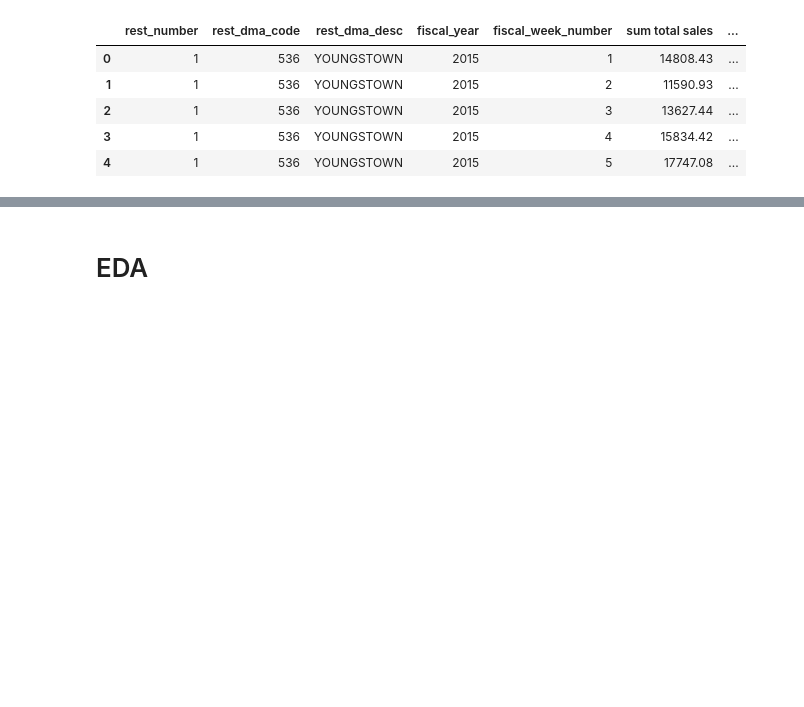
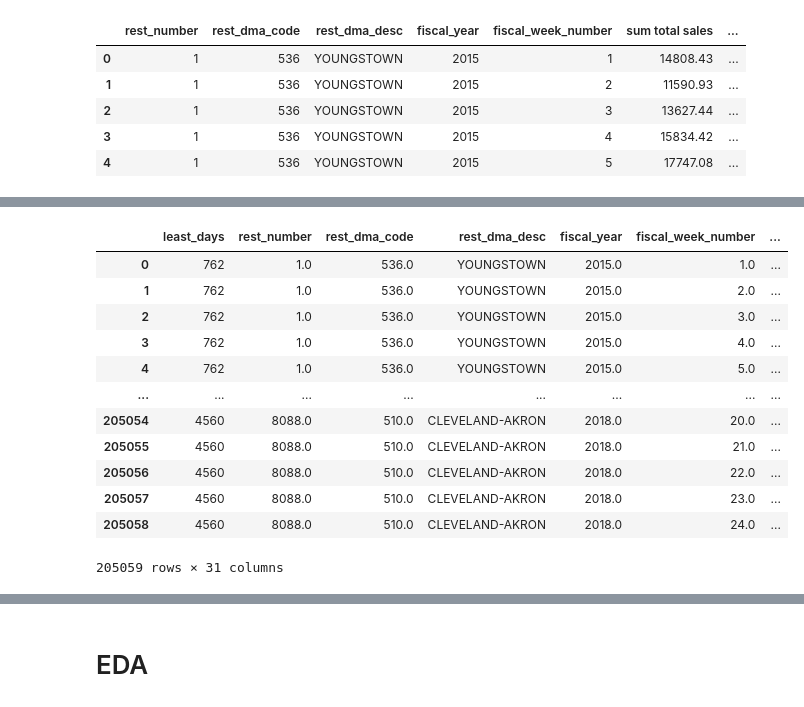
Before and after one commit to will4865/Inspire-Brands-Case-Study, a Jupyter notebook: technical-case-study.ipynb, the cells around one changed output, grey strips where cells are left out. Drawn from its saved outputs; the diff is of its cells as text; code cells hidden in the pictures; blank space fills up the shorter version.

```diff
--- a/technical-case-study.ipynb
+++ b/technical-case-study.ipynb
@@ -924,0 +929,10 @@ modeling_df.head()
+# %%
+def merge(list1, list2):
+    merged_list = [(list1[i], list2[i]) for i in range(0, len(list1))]
+    return merged_list
+# %%
+tuple_list = merge(list(modeling_df['days_since_open_edit']), list(modeling_df['days_since_remodel_edit']))
+# %%
+least_days = []
+for x in tuple_list:
+    least_days.append(min(x))
@@ -924,0 +962,3 @@ modeling_df.head()
+# %%
+least_days = pd.DataFrame(least_days, columns = ['least_days'])
+least_days
@@ -924,0 +979,17 @@ modeling_df.head()
+# %%
+modeling_df = least_days.join(modeling_df)
+modeling_df
+# %% [output]
+|  | least_days | rest_number | rest_dma_code | rest_dma_desc | fiscal_year | fiscal_week_number | ... |
+| 0 | 762 | 1.0 | 536.0 | YOUNGSTOWN | 2015.0 | 1.0 | ... |
+| 1 | 762 | 1.0 | 536.0 | YOUNGSTOWN | 2015.0 | 2.0 | ... |
+| 2 | 762 | 1.0 | 536.0 | YOUNGSTOWN | 2015.0 | 3.0 | ... |
+| 3 | 762 | 1.0 | 536.0 | YOUNGSTOWN | 2015.0 | 4.0 | ... |
+| 4 | 762 | 1.0 | 536.0 | YOUNGSTOWN | 2015.0 | 5.0 | ... |
+| ... | ... | ... | ... | ... | ... | ... | ... |
+| 205054 | 4560 | 8088.0 | 510.0 | CLEVELAND-AKRON | 2018.0 | 20.0 | ... |
+| 205055 | 4560 | 8088.0 | 510.0 | CLEVELAND-AKRON | 2018.0 | 21.0 | ... |
+| 205056 | 4560 | 8088.0 | 510.0 | CLEVELAND-AKRON | 2018.0 | 22.0 | ... |
+| 205057 | 4560 | 8088.0 | 510.0 | CLEVELAND-AKRON | 2018.0 | 23.0 | ... |
+| 205058 | 4560 | 8088.0 | 510.0 | CLEVELAND-AKRON | 2018.0 | 24.0 | ... |
+205059 rows × 31 columns
```
Also changed, not shown: parts of 8 cells of this notebook.
